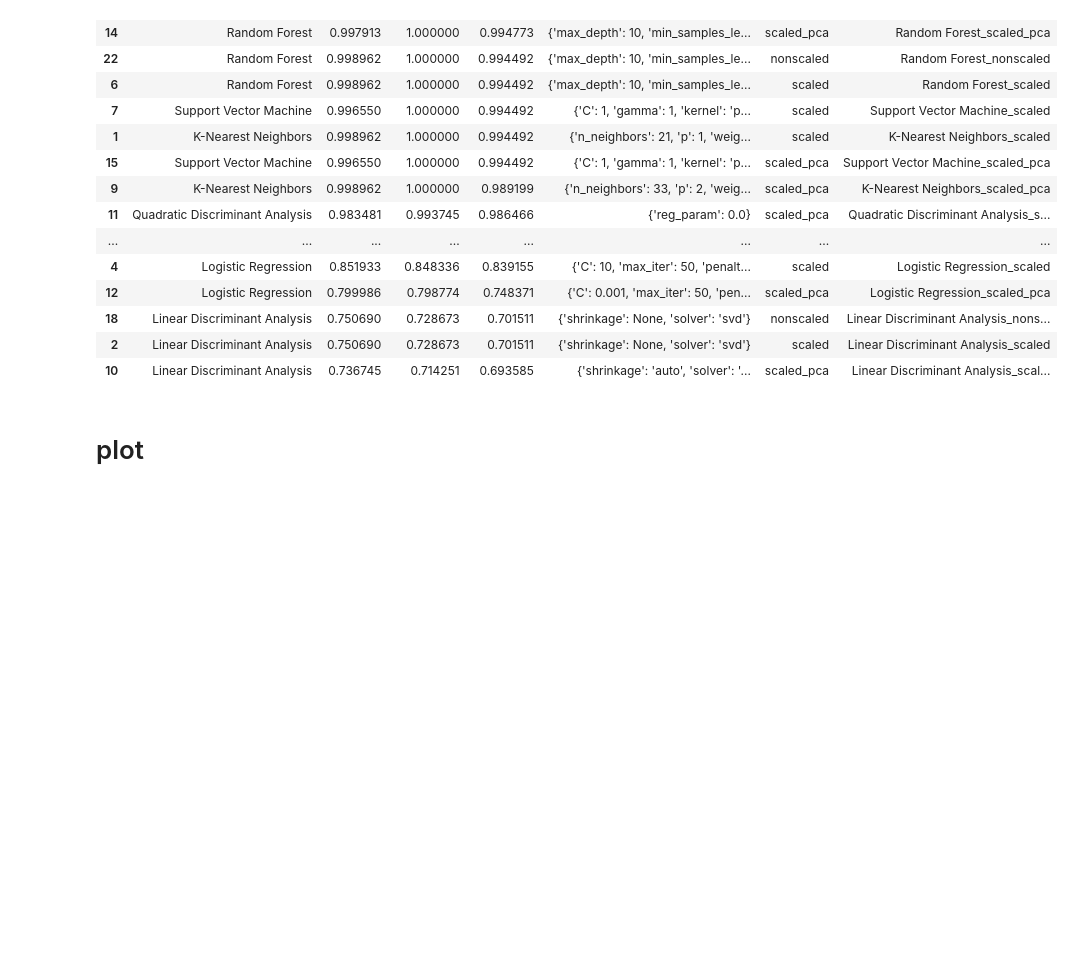
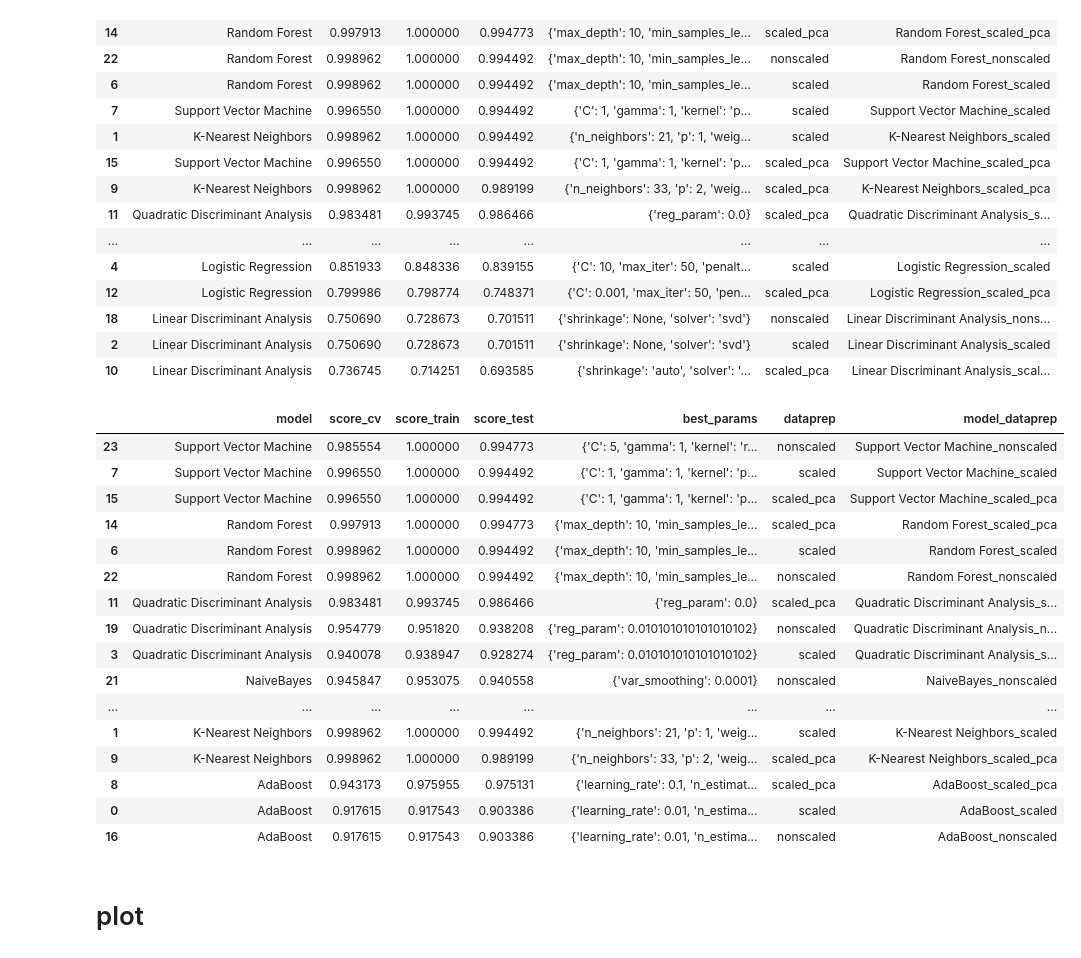
Before and after one commit to kulaphongj/milk_quality_prediction, a Jupyter notebook: 3_plot_results.ipynb, the cells around one changed output. Drawn from its saved outputs; the diff is of its cells as text; code cells hidden in the pictures; blank space fills up the shorter version.

```diff
--- a/3_plot_results.ipynb
+++ b/3_plot_results.ipynb
@@ -45,6 +45,26 @@ df_res_all.sort_values(by='score_test', ascending=False)
 | 18 | Linear Discriminant Analysis | 0.750690 | 0.728673 | 0.701511 | {'shrinkage': None, 'solver': 'svd'} | nonscaled | Linear Discriminant Analysis_nons... |
 | 2 | Linear Discriminant Analysis | 0.750690 | 0.728673 | 0.701511 | {'shrinkage': None, 'solver': 'svd'} | scaled | Linear Discriminant Analysis_scaled |
 | 10 | Linear Discriminant Analysis | 0.736745 | 0.714251 | 0.693585 | {'shrinkage': 'auto', 'solver': '... | scaled_pca | Linear Discriminant Analysis_scal... |
+# %%
+df_res_all.sort_values(by=['model', 'score_test'], ascending=False)
+# %% [output]
+|  | model | score_cv | score_train | score_test | best_params | dataprep | model_dataprep |
+| 23 | Support Vector Machine | 0.985554 | 1.000000 | 0.994773 | {'C': 5, 'gamma': 1, 'kernel': 'r... | nonscaled | Support Vector Machine_nonscaled |
+| 7 | Support Vector Machine | 0.996550 | 1.000000 | 0.994492 | {'C': 1, 'gamma': 1, 'kernel': 'p... | scaled | Support Vector Machine_scaled |
+| 15 | Support Vector Machine | 0.996550 | 1.000000 | 0.994492 | {'C': 1, 'gamma': 1, 'kernel': 'p... | scaled_pca | Support Vector Machine_scaled_pca |
+| 14 | Random Forest | 0.997913 | 1.000000 | 0.994773 | {'max_depth': 10, 'min_samples_le... | scaled_pca | Random Forest_scaled_pca |
+| 6 | Random Forest | 0.998962 | 1.000000 | 0.994492 | {'max_depth': 10, 'min_samples_le... | scaled | Random Forest_scaled |
+| 22 | Random Forest | 0.998962 | 1.000000 | 0.994492 | {'max_depth': 10, 'min_samples_le... | nonscaled | Random Forest_nonscaled |
+| 11 | Quadratic Discriminant Analysis | 0.983481 | 0.993745 | 0.986466 | {'reg_param': 0.0} | scaled_pca | Quadratic Discriminant Analysis_s... |
+| 19 | Quadratic Discriminant Analysis | 0.954779 | 0.951820 | 0.938208 | {'reg_param': 0.010101010101010102} | nonscaled | Quadratic Discriminant Analysis_n... |
+| 3 | Quadratic Discriminant Analysis | 0.940078 | 0.938947 | 0.928274 | {'reg_param': 0.010101010101010102} | scaled | Quadratic Discriminant Analysis_s... |
+| 21 | NaiveBayes | 0.945847 | 0.953075 | 0.940558 | {'var_smoothing': 0.0001} | nonscaled | NaiveBayes_nonscaled |
+| ... | ... | ... | ... | ... | ... | ... | ... |
+| 1 | K-Nearest Neighbors | 0.998962 | 1.000000 | 0.994492 | {'n_neighbors': 21, 'p': 1, 'weig... | scaled | K-Nearest Neighbors_scaled |
+| 9 | K-Nearest Neighbors | 0.998962 | 1.000000 | 0.989199 | {'n_neighbors': 33, 'p': 2, 'weig... | scaled_pca | K-Nearest Neighbors_scaled_pca |
+| 8 | AdaBoost | 0.943173 | 0.975955 | 0.975131 | {'learning_rate': 0.1, 'n_estimat... | scaled_pca | AdaBoost_scaled_pca |
+| 0 | AdaBoost | 0.917615 | 0.917543 | 0.903386 | {'learning_rate': 0.01, 'n_estima... | scaled | AdaBoost_scaled |
+| 16 | AdaBoost | 0.917615 | 0.917543 | 0.903386 | {'learning_rate': 0.01, 'n_estima... | nonscaled | AdaBoost_nonscaled |
 # %% [markdown]
 # plot
 # %%
```
